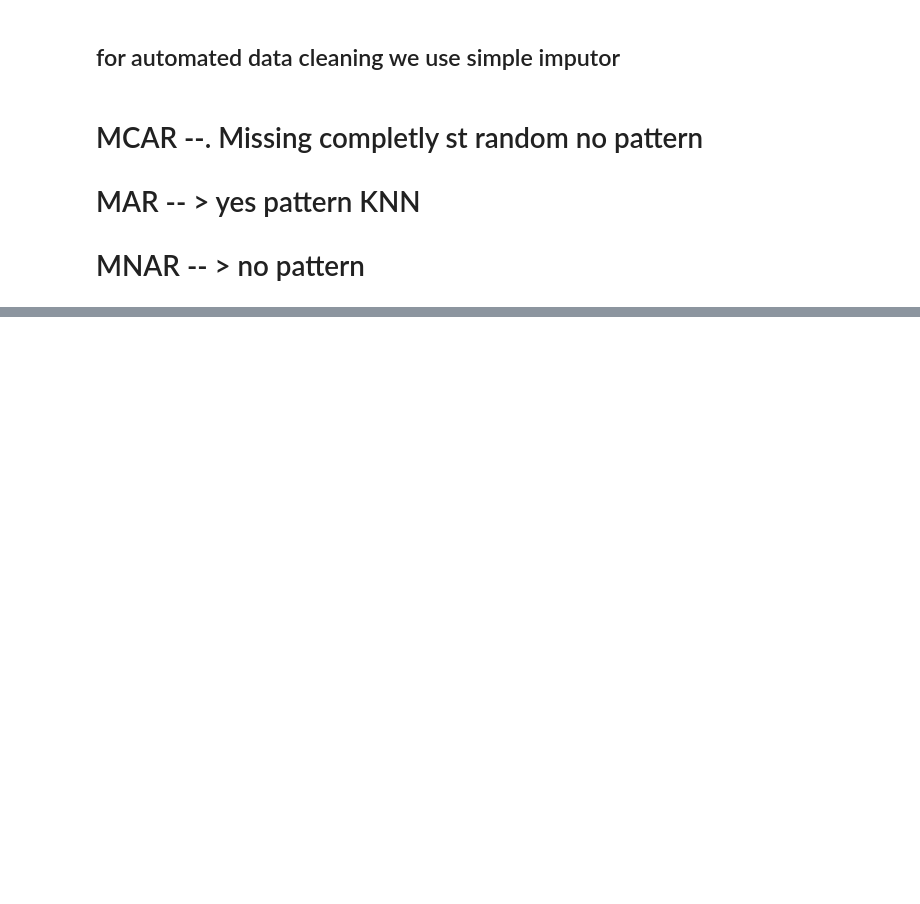
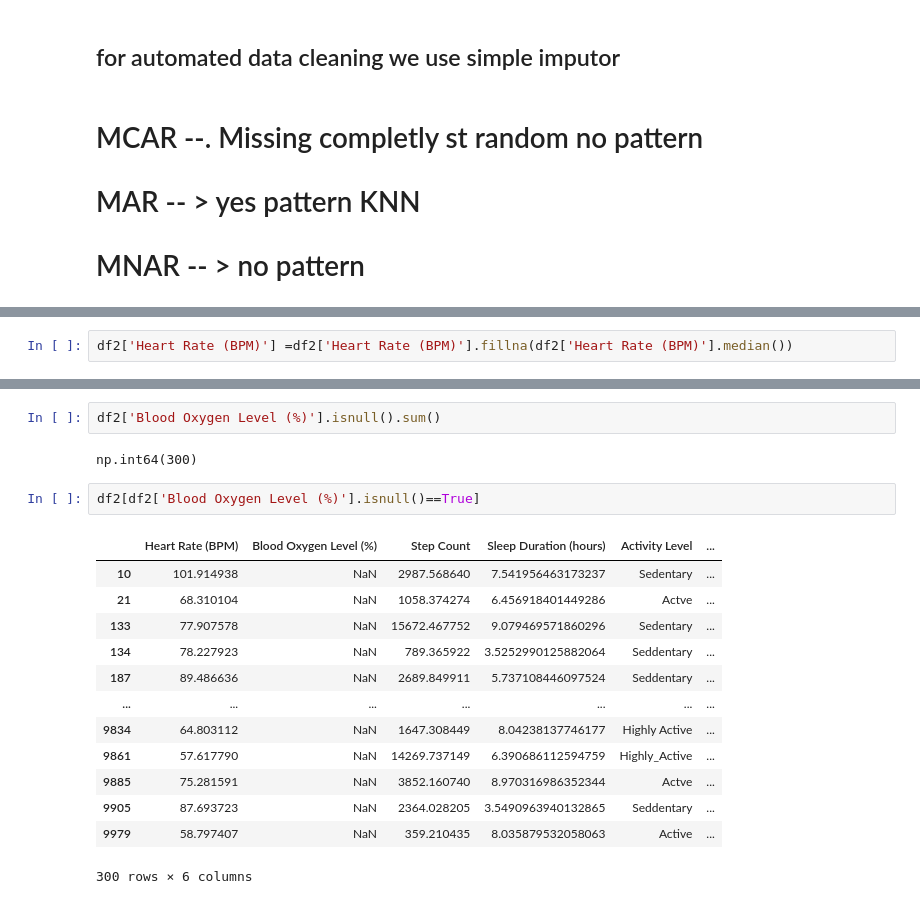
Before and after one commit to ashuwebdevloper/GEN-AI, a Jupyter notebook: ML/Data Assesment/data_cleaning.ipynb, the cells around one changed output, grey strips where cells are left out. Saved outputs shown, nothing was run; the diff lists cells and outputs as text; blank space fills up the shorter version.

```diff
--- a/ML/Data Assesment/data_cleaning.ipynb
+++ b/ML/Data Assesment/data_cleaning.ipynb
@@ -366,0 +490,2 @@ np.int64(0)
+# %%
+df2['Heart Rate (BPM)'] =df2['Heart Rate (BPM)'].fillna(df2['Heart Rate (BPM)'].median())
@@ -366,0 +512,20 @@ np.int64(0)
+# %%
+df2['Blood Oxygen Level (%)'].isnull().sum()
+# %% [output]
+np.int64(300)
+# %%
+df2[df2['Blood Oxygen Level (%)'].isnull()==True]
+# %% [output]
+|  | Heart Rate (BPM) | Blood Oxygen Level (%) | Step Count | Sleep Duration (hours) | Activity Level | ... |
+| 10 | 101.914938 | NaN | 2987.568640 | 7.541956463173237 | Sedentary | ... |
+| 21 | 68.310104 | NaN | 1058.374274 | 6.456918401449286 | Actve | ... |
+| 133 | 77.907578 | NaN | 15672.467752 | 9.079469571860296 | Sedentary | ... |
+| 134 | 78.227923 | NaN | 789.365922 | 3.5252990125882064 | Seddentary | ... |
+| 187 | 89.486636 | NaN | 2689.849911 | 5.737108446097524 | Seddentary | ... |
+| ... | ... | ... | ... | ... | ... | ... |
+| 9834 | 64.803112 | NaN | 1647.308449 | 8.04238137746177 | Highly Active | ... |
+| 9861 | 57.617790 | NaN | 14269.737149 | 6.390686112594759 | Highly_Active | ... |
+| 9885 | 75.281591 | NaN | 3852.160740 | 8.970316986352344 | Actve | ... |
+| 9905 | 87.693723 | NaN | 2364.028205 | 3.5490963940132865 | Seddentary | ... |
+| 9979 | 58.797407 | NaN | 359.210435 | 8.035879532058063 | Active | ... |
+300 rows × 6 columns
```
Also changed, not shown: parts of 43 cells of this notebook.
